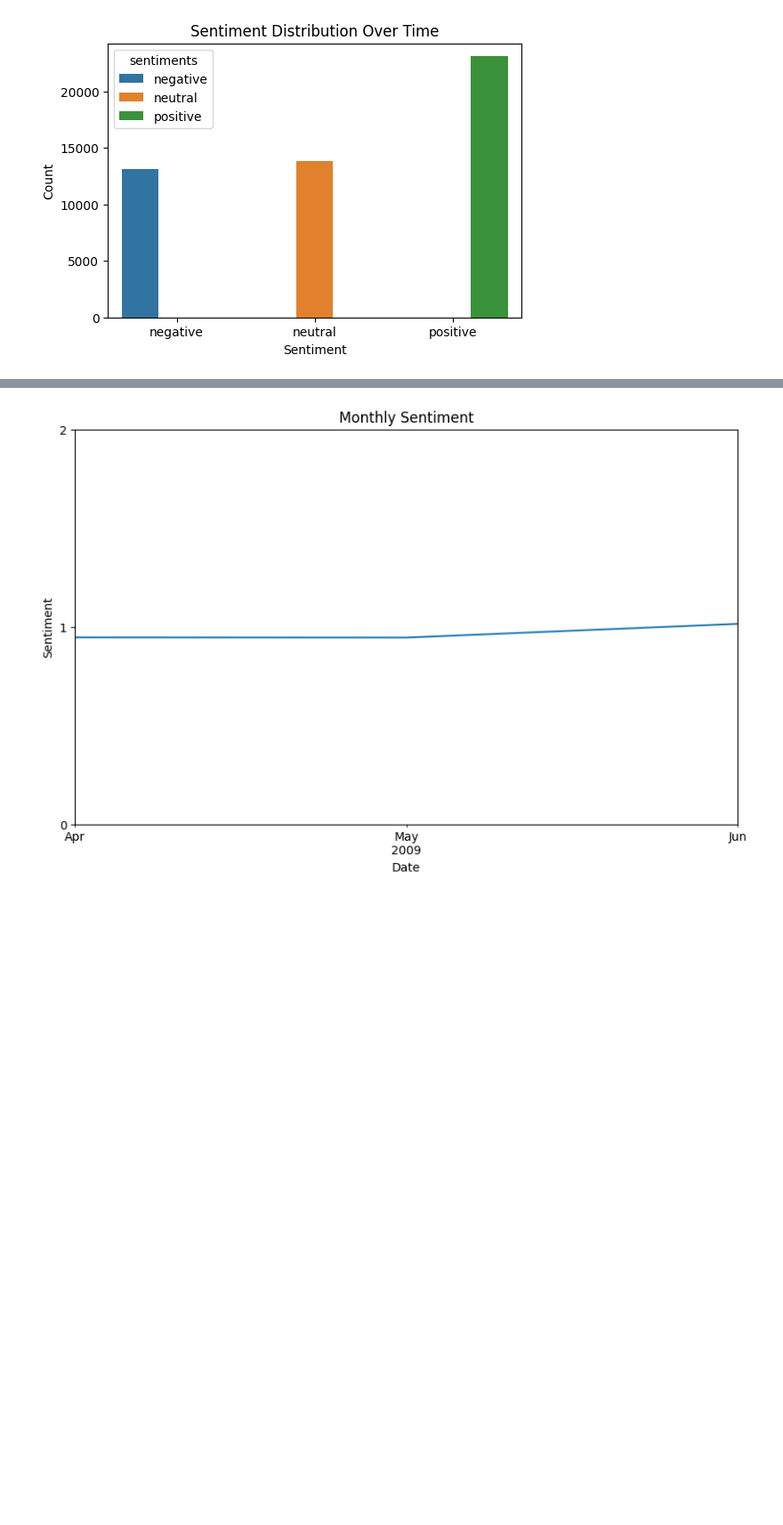
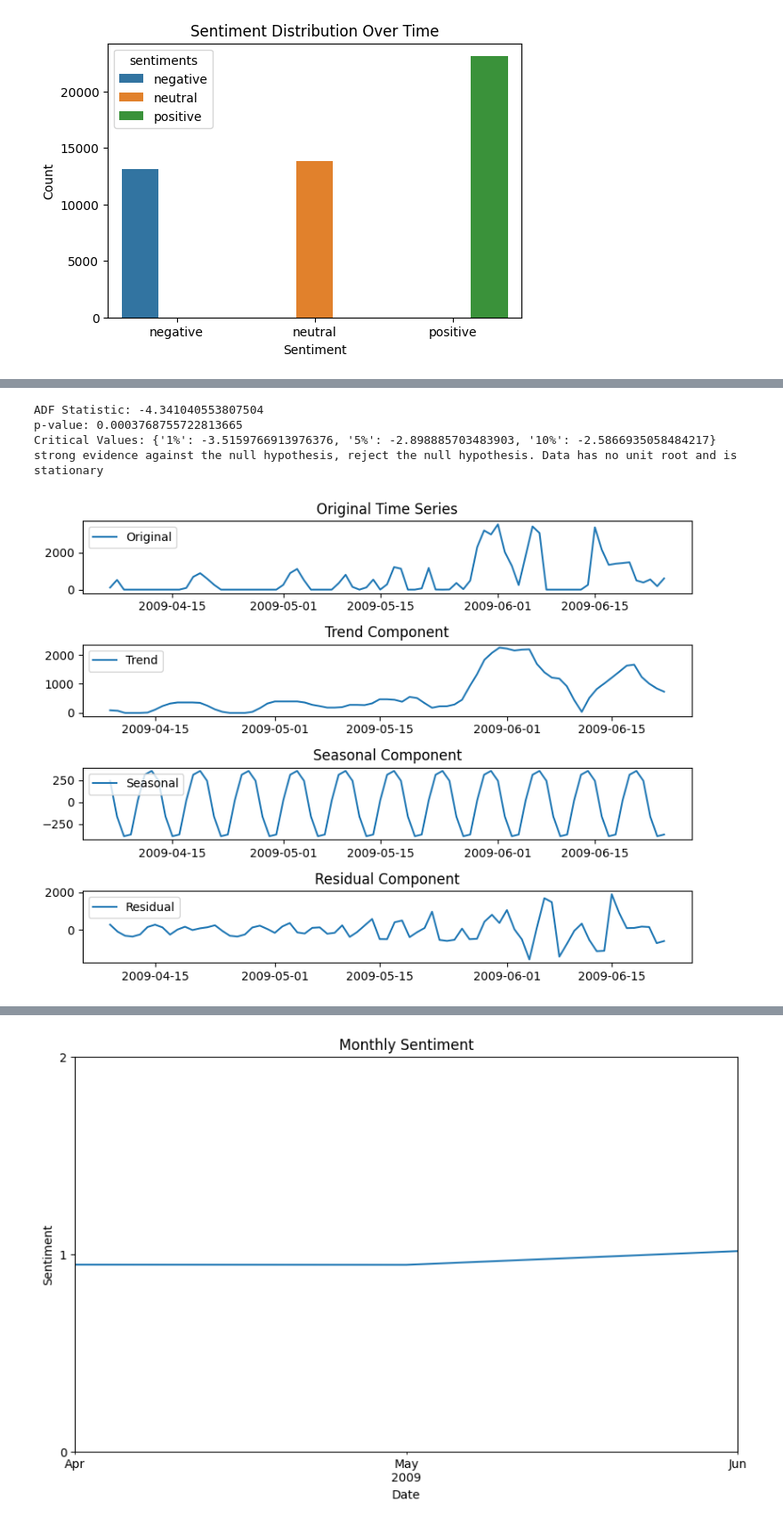
Before and after one commit to muhammadahsan2023/Tweets_Analysis, a Jupyter notebook: tweets_analysis.ipynb, the cells around one changed output, grey strips where cells are left out. Shown at 89% size. Saved outputs shown, nothing was run; the diff lists cells and outputs as text; code cells hidden in the pictures; blank space fills up the shorter version.

```diff
--- a/tweets_analysis.ipynb
+++ b/tweets_analysis.ipynb
@@ -358,0 +503,59 @@ df['date'] = pd.to_datetime(df['date'])
+# %%
+# Resample to daily frequency
+daily_data = df.resample('D', on='date').count()['label']
+# Resample to monthly frequency
+monthly_data = df.resample('M', on='date').count()['label']
+# %%
+import statsmodels.api as sm
+from statsmodels.tsa.stattools import adfuller
+# Function to perform Dickey-Fuller test
+def adf_test(timeseries):
+    result = adfuller(timeseries, autolag='AIC')
+    print('ADF Statistic:', result[0])
+    print('p-value:', result[1])
+    print('Critical Values:', result[4])
+    if result[1] <= 0.05:
+        print("strong evidence against the null hypothesis, reject the null hypothesis. Data has no unit root and is stationary")
+    else:
+        print("weak evidence against null hypothesis, time series has a unit root, indicating it is non-stationary ")
+
+# Perform Dickey-Fuller test
+adf_test(daily_data)
+
+# Decompose the time series into trend, seasonal, and residual components
+decomposition = sm.tsa.seasonal_decompose(daily_data, model='additive')
+trend = decomposition.trend
+seasonal = decomposition.seasonal
+residual = decomposition.resid
+
+# Plot the decomposed components
+plt.figure(figsize=(8, 6))
+
+plt.subplot(411)
+plt.plot(daily_data, label='Original')
+plt.legend(loc='upper left')
+plt.title('Original Time Series')
+
+plt.subplot(412)
+plt.plot(trend, label='Trend')
+plt.legend(loc='upper left')
+plt.title('Trend Component')
+
+plt.subplot(413)
+plt.plot(seasonal, label='Seasonal')
+plt.legend(loc='upper left')
+plt.title('Seasonal Component')
+
+plt.subplot(414)
+plt.plot(residual, label='Residual')
+plt.legend(loc='upper left')
+plt.title('Residual Component')
+
+plt.tight_layout()
+plt.show()
+# %% [output]
+ADF Statistic: -4.341040553807504
+p-value: 0.0003768755722813665
+Critical Values: {'1%': -3.5159766913976376, '5%': -2.898885703483903, '10%': -2.5866935058484217}
+strong evidence against the null hypothesis, reject the null hypothesis. Data has no unit root and is stationary
+[figure, added]
```
Also changed, not shown: parts of 44 cells of this notebook.
